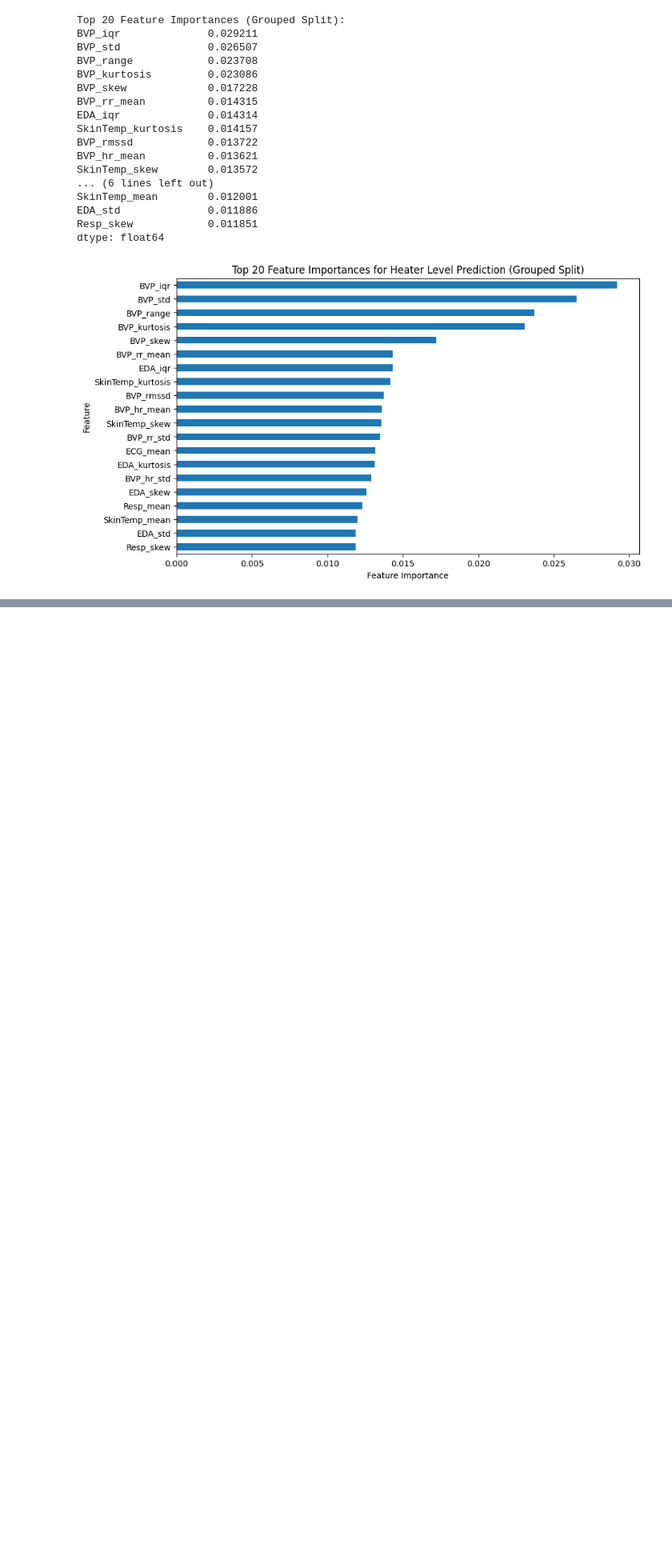
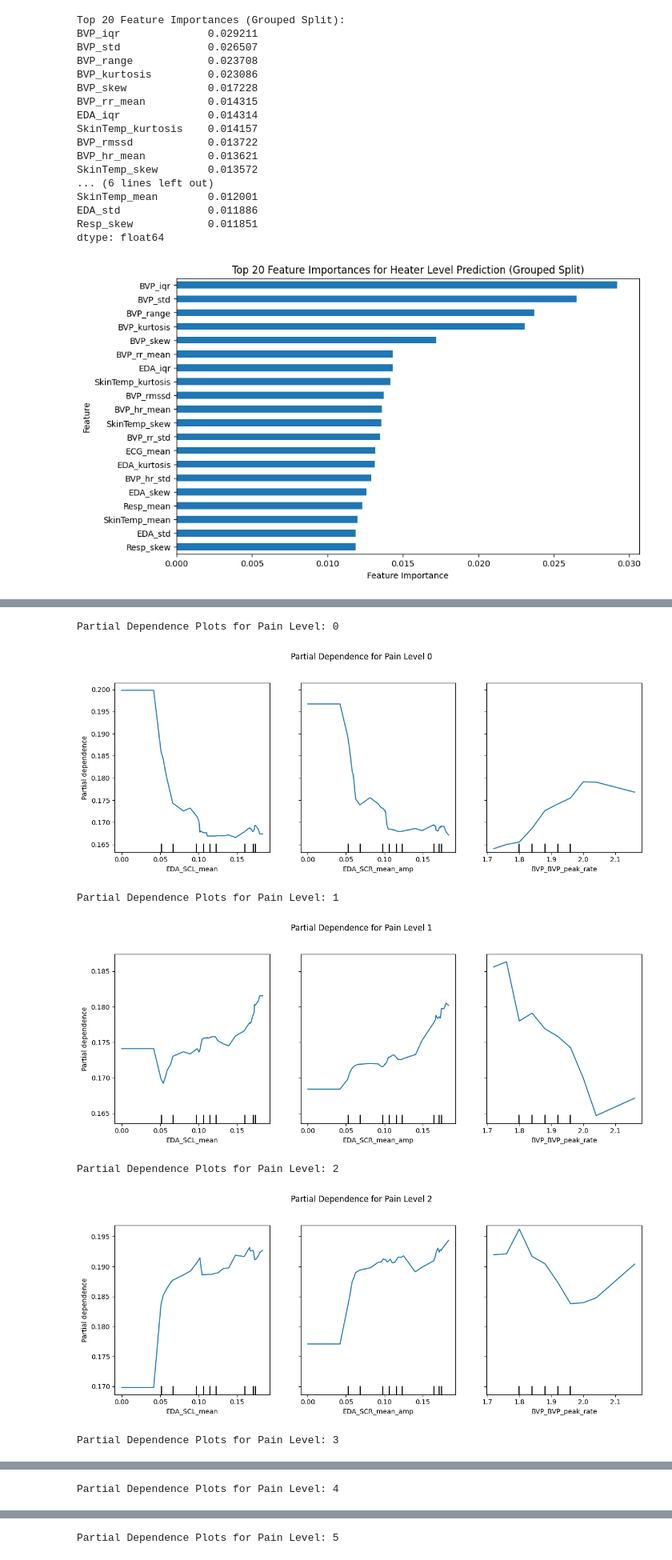
Before and after one commit to kundana12345/PainAI, a Jupyter notebook: Pain_Recognition_with_Experimental_Dataset_Explainability.ipynb, the cells around one changed output, grey strips where cells are left out. Shown at 80% size. Saved outputs shown, nothing was run; the diff lists cells and outputs as text; code cells hidden in the pictures; blank space fills up the shorter version.

```diff
--- a/Pain_Recognition_with_Experimental_Dataset_Explainability.ipynb
+++ b/Pain_Recognition_with_Experimental_Dataset_Explainability.ipynb
@@ -992,0 +1288,30 @@ dtype: float64
+# %%
+from sklearn.inspection import PartialDependenceDisplay
+import matplotlib.pyplot as plt
+
+# Get the unique class labels from your target variable y
+class_labels = np.unique(y) # Assuming 'y' is defined from y_heater and contains 0-5
+
+for class_idx in class_labels:
+    print(f"\nPartial Dependence Plots for Pain Level: {class_idx}")
+    fig, ax = plt.subplots(figsize=(12, 5))
+    PartialDependenceDisplay.from_estimator(
+        rf,
+        X_test,
+        features=["EDA_SCL_mean", "EDA_SCR_mean_amp", "BVP_BVP_peak_rate"],
+        feature_names=X_feat.columns,
+        grid_resolution=50,
+        target=class_idx, # Specify the target class
+        ax=ax
+    )
+    fig.suptitle(f"Partial Dependence for Pain Level {class_idx}")
+    plt.tight_layout(rect=[0, 0.03, 1, 0.95]) # Adjust layout to prevent suptitle overlap
+    plt.show()
+# %% [output]
+Partial Dependence Plots for Pain Level: 0
+[figure, added]
+Partial Dependence Plots for Pain Level: 1
+[figure, added]
+Partial Dependence Plots for Pain Level: 2
+[figure, added]
+Partial Dependence Plots for Pain Level: 3
@@ -992,0 +1319 @@ dtype: float64
+Partial Dependence Plots for Pain Level: 4
@@ -992,0 +1321 @@ dtype: float64
+Partial Dependence Plots for Pain Level: 5
```
Also changed, not shown: parts of 48 cells of this notebook.
